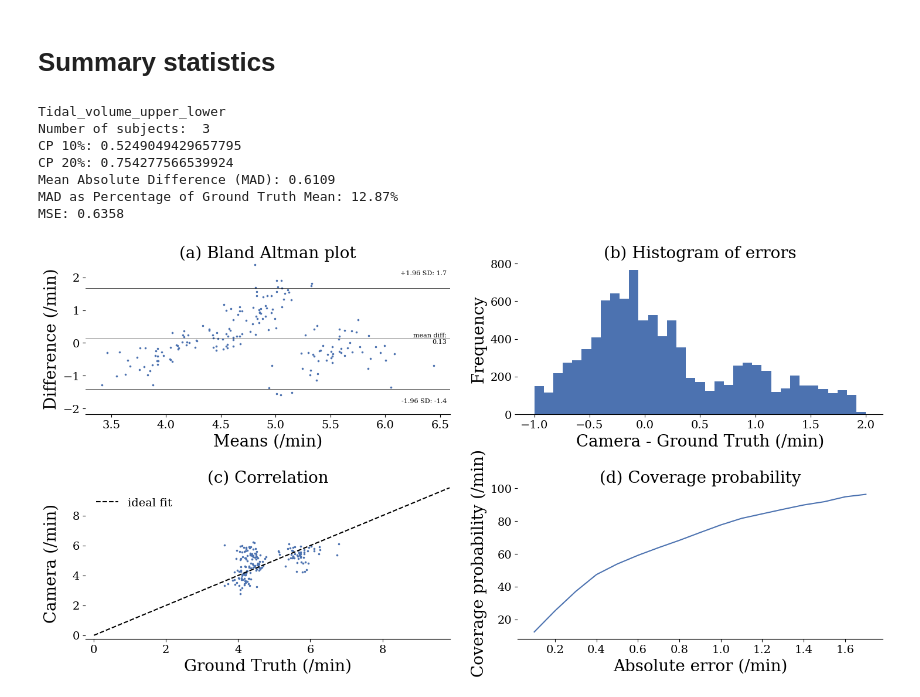
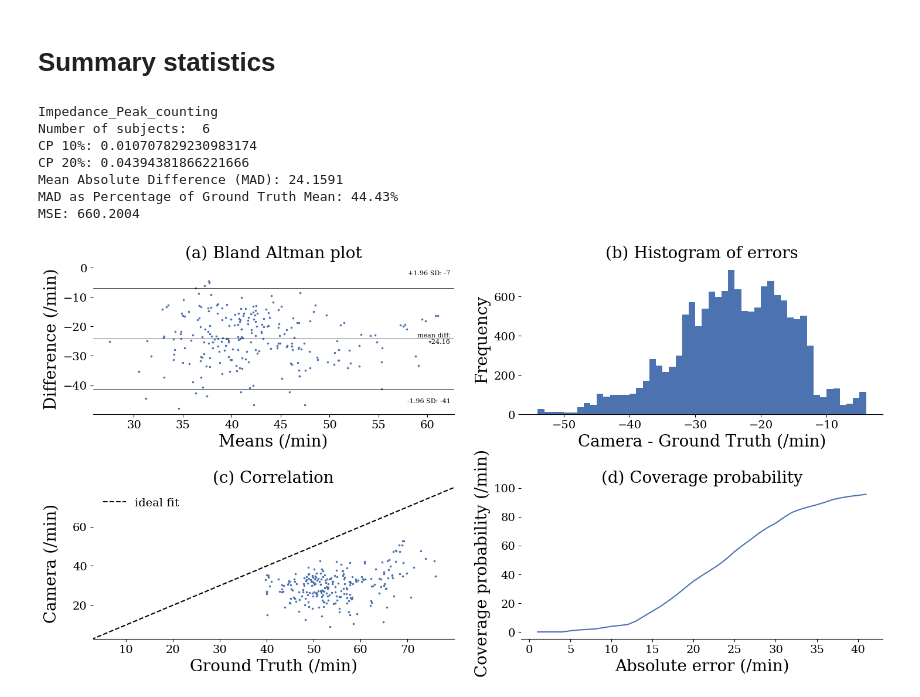
Before and after one commit to Sr933/Meerkat-Vital-Sign-Analysis-Pipeline, a Jupyter notebook: main.ipynb, the cells around one changed output. Saved outputs shown, nothing was run; the diff lists cells and outputs as text; code cells hidden in the pictures.

```diff
--- a/main.ipynb
+++ b/main.ipynb
@@ -189,28 +168,30 @@ asym.run()
 # %%
 methods={
     "1": "POS_Fourier_analysis",
     "2": "CHROM_Fourier_analysis",
     "3": "CHROM_POS", #Average of "1" and "2"
     "4": "CHROM_Peak_counting",
     "5": "POS_Peak_counting",
     "6": "infrared_oxygen_saturation",
     "7": "ycgcr_oxygen_saturation",
     "8": "rgb_oxygen_saturation",
     "9": "calibration_free_oxygen_saturation",
     "10": "Resp_Fourier",
     "11": "Resp_Peak_counting",
     "12": "Tidal_volume",
-    "13": "Tidal_volume_upper_lower" #includes ventilator uncertainty
+    "13": "Tidal_volume_upper_lower", #includes ventilator uncertainty
+    "14": "Impedance_Rate",
+    "15" : "Impedance_Peak_counting"
 }
 
-method_key="13"
+method_key="15"
 vital_sign_summary_statistics(database_path, methods[method_key])
 # %% [output]
-Tidal_volume_upper_lower
-Number of subjects:  3
-CP 10%: 0.5249049429657795
-CP 20%: 0.754277566539924
-Mean Absolute Difference (MAD): 0.6109
-MAD as Percentage of Ground Truth Mean: 12.87%
-MSE: 0.6358
+Impedance_Peak_counting
+Number of subjects:  6
+CP 10%: 0.010707829230983174
+CP 20%: 0.04394381866221666
+Mean Absolute Difference (MAD): 24.1591
+MAD as Percentage of Ground Truth Mean: 44.43%
+MSE: 660.2004
-[figure, old version]
+[figure, new version]
```
Also changed, not shown: parts of 4 cells of this notebook, 23 other files.
